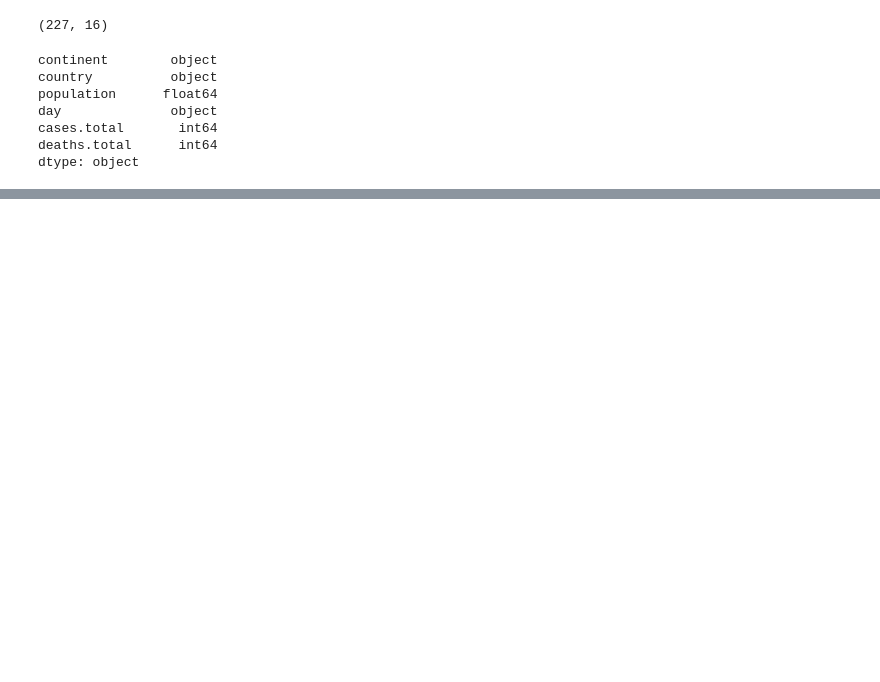
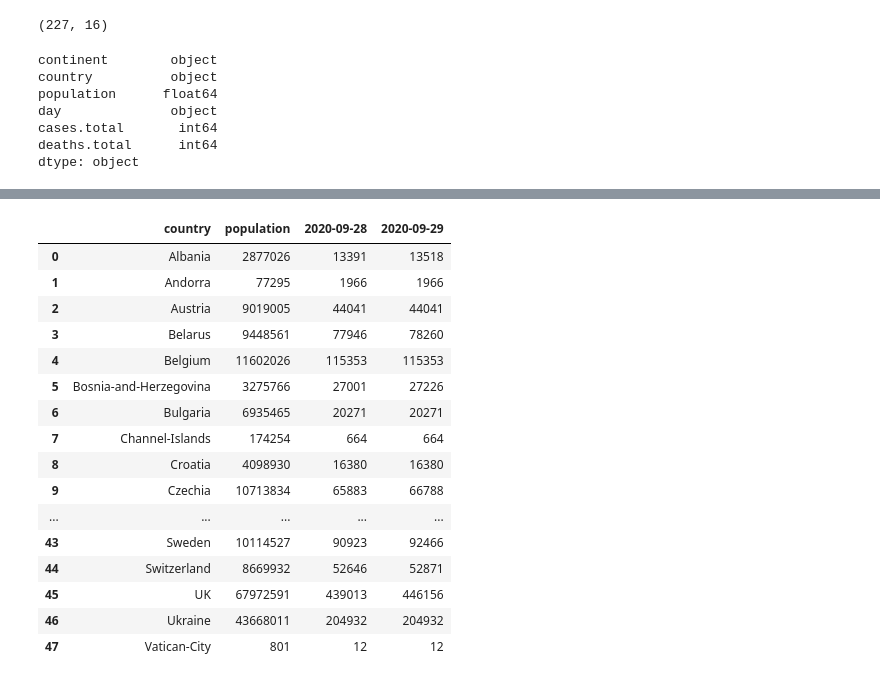
Before and after one commit to fctonio/Travel-restriction-prediction, a Jupyter notebook: Notebooks/API-Covid.ipynb, the cells around one changed output, grey strips where cells are left out. Cells and saved outputs as stored; diff of their text form; code cells hidden in the pictures; blank space fills up the shorter version.

```diff
--- a/Notebooks/API-Covid.ipynb
+++ b/Notebooks/API-Covid.ipynb
@@ -117,4 +119,32 @@ cases_europe_df
 # %%
-if date.today().weekday() == 1:
-        cases_YYYY_MM_DD = cases_europe_df.copy().drop(['deaths.total','day'], axis = 1)
-        cases_YYYY_MM_DD = cases_YYYY_MM_DD.rename(columns={'cases.total' : f'{date.today()}'})
+if date.today().weekday() == 0:
+    cases_YYYY_MM_DD = cases_europe_df.copy().drop(['deaths.total','day'], axis = 1)
+    cases_YYYY_MM_DD = cases_YYYY_MM_DD.rename(columns={'cases.total' : f'{date.today()}'})
+    path = f"../Data/Cases_eu_week_{date.today()}.csv"
+    cases_YYYY_MM_DD.to_csv(path)
+else:
+    week = date.today() - pd.to_timedelta((date.today().weekday()), unit='d')
+    path = f"../Data/Cases_eu_week_{week}.csv"
+    cases_YYYY_MM_DD = pd.read_csv(path, index_col=0)
+    cases_YYYY_MM_DD[f'{date.today()}'] = cases_europe_df.copy()['cases.total']
+    cases_YYYY_MM_DD.to_csv(path)
+# %%
+cases_YYYY_MM_DD
+# %% [output]
+|  | country | population | 2020-09-28 | 2020-09-29 |
+| 0 | Albania | 2877026 | 13391 | 13518 |
+| 1 | Andorra | 77295 | 1966 | 1966 |
+| 2 | Austria | 9019005 | 44041 | 44041 |
+| 3 | Belarus | 9448561 | 77946 | 78260 |
+| 4 | Belgium | 11602026 | 115353 | 115353 |
+| 5 | Bosnia-and-Herzegovina | 3275766 | 27001 | 27226 |
+| 6 | Bulgaria | 6935465 | 20271 | 20271 |
+| 7 | Channel-Islands | 174254 | 664 | 664 |
+| 8 | Croatia | 4098930 | 16380 | 16380 |
+| 9 | Czechia | 10713834 | 65883 | 66788 |
+| ... | ... | ... | ... | ... |
+| 43 | Sweden | 10114527 | 90923 | 92466 |
+| 44 | Switzerland | 8669932 | 52646 | 52871 |
+| 45 | UK | 67972591 | 439013 | 446156 |
+| 46 | Ukraine | 43668011 | 204932 | 204932 |
+| 47 | Vatican-City | 801 | 12 | 12 |
```
Also changed, not shown: parts of 5 cells of this notebook, 3 other files.
